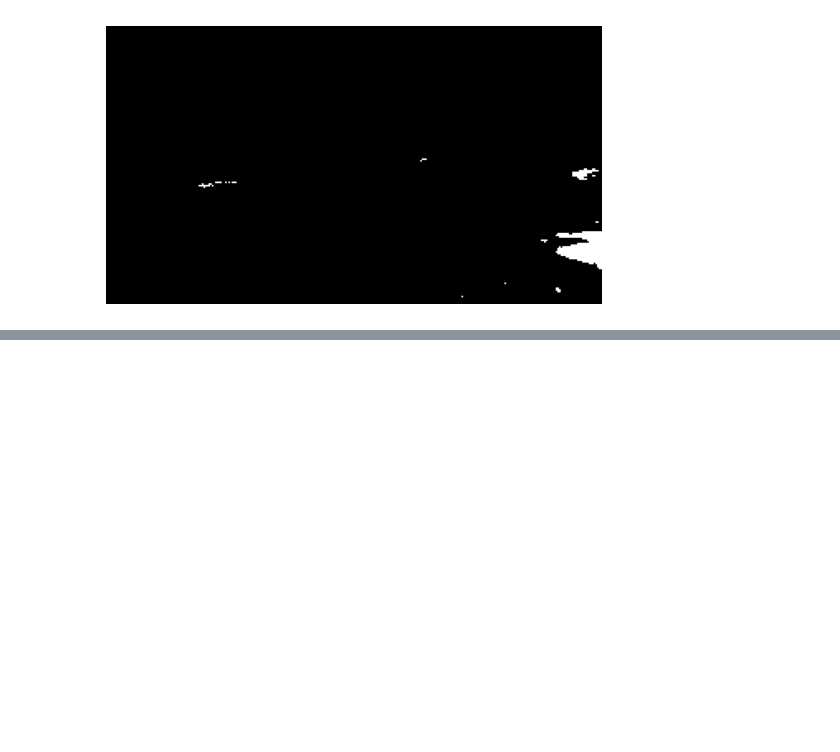
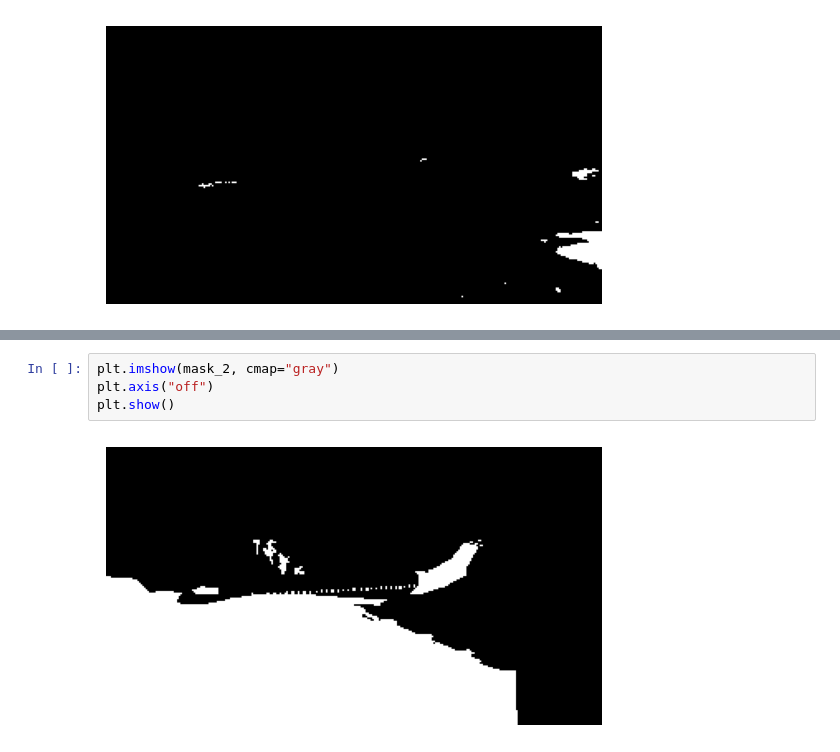
Before and after one commit to hieuletainguyen/machine_learning, a Jupyter notebook: ML_w_cookbook/chapter_8.ipynb, the cells around one changed output, grey strips where cells are left out. Drawn from its saved outputs; the diff is of its cells as text; blank space fills up the shorter version.

```diff
--- a/ML_w_cookbook/chapter_8.ipynb
+++ b/ML_w_cookbook/chapter_8.ipynb
@@ -128,0 +190,6 @@ plt.show()
+# %%
+plt.imshow(mask_2, cmap="gray")
+plt.axis("off")
+plt.show()
+# %% [output]
+[figure, added]
```
Also changed, not shown: parts of 18 cells of this notebook, 1 other file.
